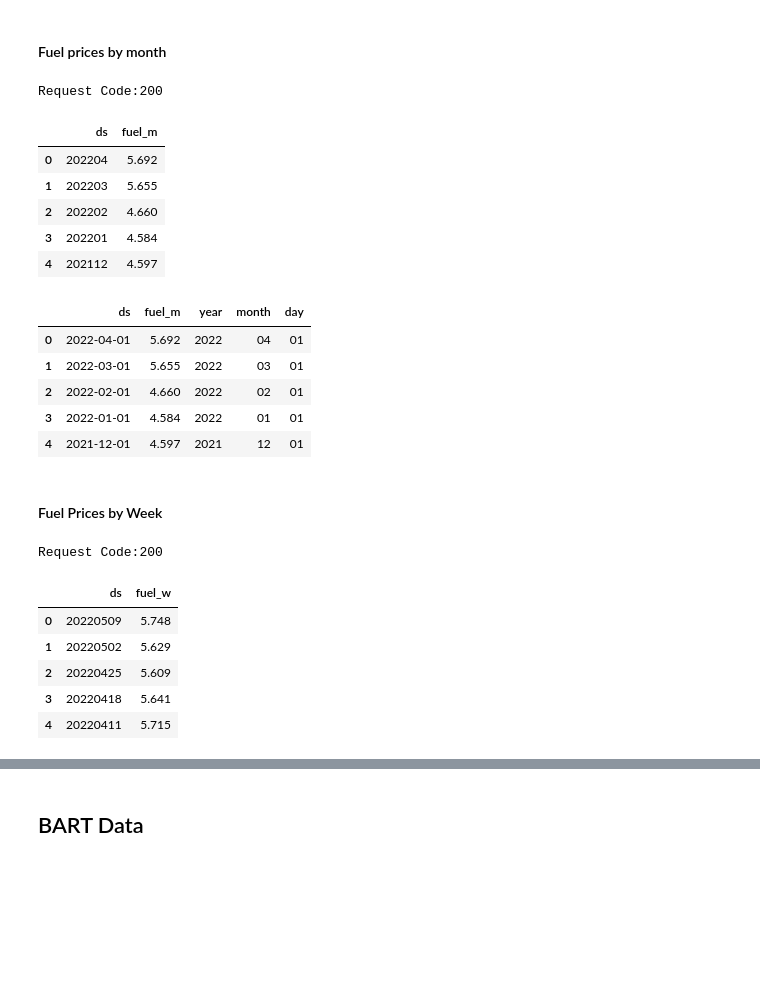
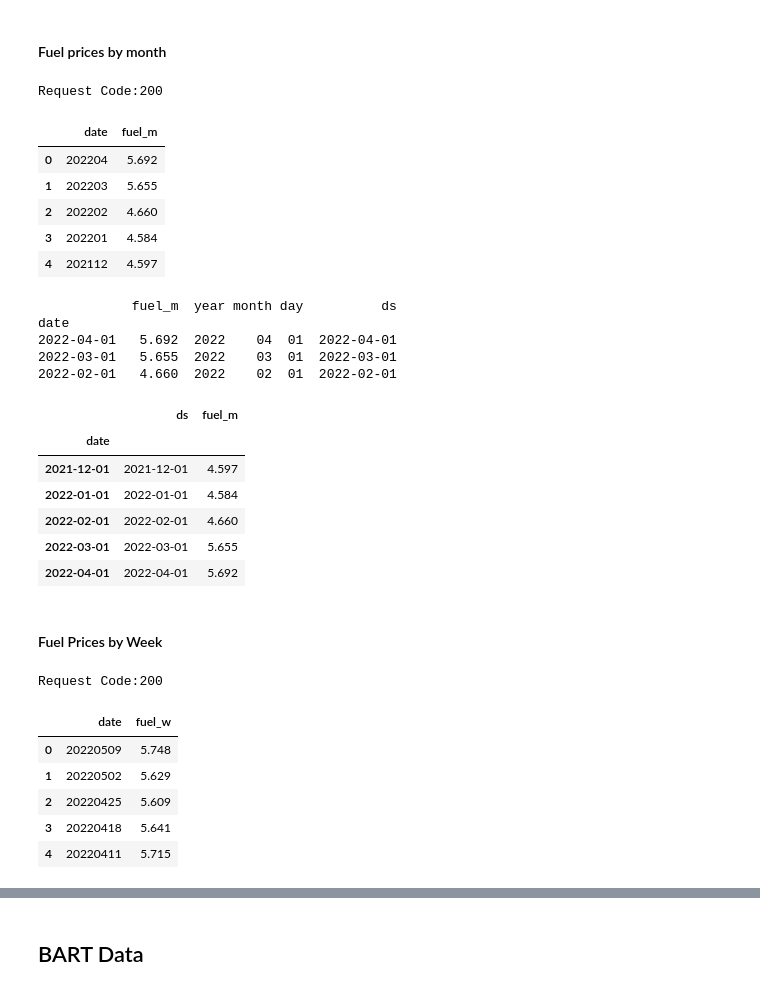
Before and after one commit to gigi-codes/capstone, a Jupyter notebook: code/01_API_pulls.ipynb, the cells around one changed output, grey strips where cells are left out. Saved outputs shown, nothing was run; the diff lists cells and outputs as text; code cells hidden in the pictures; blank space fills up the shorter version.

```diff
--- a/code/01_API_pulls.ipynb
+++ b/code/01_API_pulls.ipynb
@@ -54,3 +53,11 @@ pd.options.display.max_rows = 100
+# %%
+def date_index(df):
+    # df.dropna(inplace=True)
+    df['ds'] = df['date']
+    df['date'] = pd.to_datetime(df['date'])
+    df = df.set_index('date')
+    print(df.head(3))
+    return(df)
 # %% [markdown]
 ## EIA DATA: Fuel Price History
 # %%
@@ -81,11 +88,11 @@ CATEGORY = 'PET.EMM_EPM0_PTE_SCA_DPG.M'
 
 # call function for pull
 fuel_m = eia_req(KEY, CATEGORY)
-fuel_m.columns = ['ds', 'fuel_m']
+fuel_m.columns = ['date', 'fuel_m']
 fuel_m.head()
 # %% [output]
 Request Code:200
-|  | ds | fuel_m |
+|  | date | fuel_m |
 | 0 | 202204 | 5.692 |
 | 1 | 202203 | 5.655 |
 | 2 | 202202 | 4.660 |
@@ -93,19 +100,28 @@ Request Code:200
 | 4 | 202112 | 4.597 |
 # %%
 # add new columns with split data and reformatted date
-fuel_m['year'] = fuel_m['ds'].str[:4]
-fuel_m['month'] = fuel_m['ds'].str[-2:]
+fuel_m['year'] = fuel_m['date'].str[:4]
+fuel_m['month'] = fuel_m['date'].str[-2:]
 fuel_m['day'] = '01'    # using day 01 for all monthly data
-fuel_m['ds'] = fuel_m['year'] + '-' + fuel_m['month'] + '-01'
+fuel_m['date'] = fuel_m['year'] + '-' + fuel_m['month'] + '-01'
 
-#drop old date info
-fuel_m.head()
+fuel_m = date_index(fuel_m)
+fuel_m.sort_index(inplace=True)
+
+fuel_m_out = fuel_m[['ds','fuel_m']]
+fuel_m_out.tail()
 # %% [output]
+            fuel_m  year month day          ds
+date
+2022-04-01   5.692  2022    04  01  2022-04-01
+2022-03-01   5.655  2022    03  01  2022-03-01
+2022-02-01   4.660  2022    02  01  2022-02-01
-|  | ds | fuel_m | year | month | day |
-| 0 | 2022-04-01 | 5.692 | 2022 | 04 | 01 |
-| 1 | 2022-03-01 | 5.655 | 2022 | 03 | 01 |
-| 2 | 2022-02-01 | 4.660 | 2022 | 02 | 01 |
-| 3 | 2022-01-01 | 4.584 | 2022 | 01 | 01 |
-| 4 | 2021-12-01 | 4.597 | 2021 | 12 | 01 |
+|  | ds | fuel_m |
+| date |  |  |
+| 2021-12-01 | 2021-12-01 | 4.597 |
+| 2022-01-01 | 2022-01-01 | 4.584 |
+| 2022-02-01 | 2022-02-01 | 4.660 |
+| 2022-03-01 | 2022-03-01 | 5.655 |
+| 2022-04-01 | 2022-04-01 | 5.692 |
 # %%
 # print to file
@@ -117,11 +133,11 @@ CATEGORY = 'PET.EMM_EPM0_PTE_SCA_DPG.W'
 
 # call function for pull
 fuel_w = eia_req(KEY, CATEGORY)
-fuel_w.columns = ['ds', 'fuel_w']
+fuel_w.columns = ['date', 'fuel_w']
 fuel_w.head()
 # %% [output]
 Request Code:200
-|  | ds | fuel_w |
+|  | date | fuel_w |
 | 0 | 20220509 | 5.748 |
 | 1 | 20220502 | 5.629 |
 | 2 | 20220425 | 5.609 |
```
Also changed, not shown: parts of 17 cells of this notebook, 8 other files.
